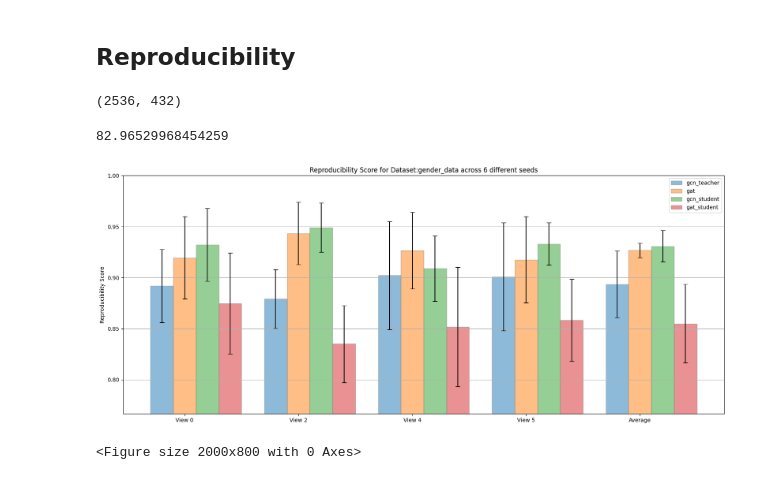
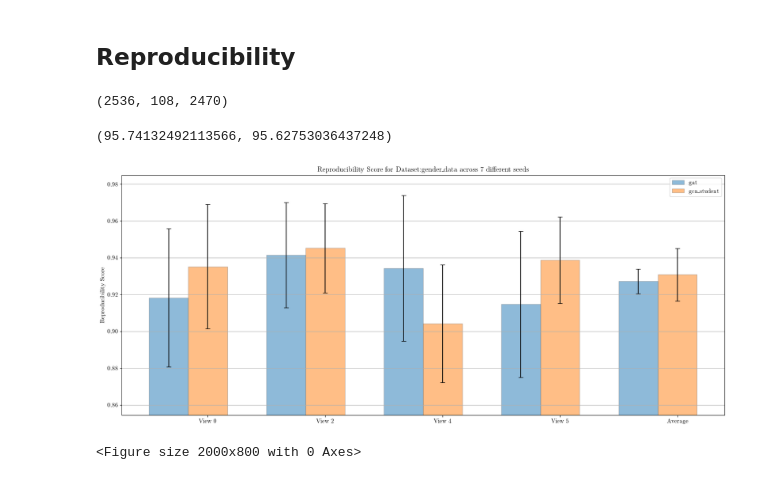
Before and after one commit to LorenzoStigliano/thesis-imperial, a Jupyter notebook: src/notebooks/gat_testing.ipynb, the cells around one changed output. Saved outputs shown, nothing was run; the diff lists cells and outputs as text; code cells hidden in the pictures.

Commit message:
calling models fixed

```diff
--- a/src/notebooks/gat_testing.ipynb
+++ b/src/notebooks/gat_testing.ipynb
@@ -29,23 +28,33 @@ model_layer_2 = torch.load(model_2_dir)
 def count_parameters(model):
     return sum(p.numel() for p in model.parameters() if p.requires_grad)
 
-count_parameters(model_layer_1), count_parameters(model_layer_2)
+count_parameters(model_layer_1), count_parameters(model_layer_2), count_parameters(model_layer_3)
 # %% [output]
-(2536, 432)
+(2536, 108, 2470)
 # %%
-((2536-432)/2536)*100
+((2536-108)/2536)*100, ((2470-108)/2470)*100
 # %% [output]
-82.96529968454259
+(95.74132492113566, 95.62753036437248)
 # %%
+import matplotlib.pyplot as plt
+
+plt.rcParams['text.latex.preamble']=[r"\usepackage{lmodern}"]
+params = {
+    'text.usetex' : True,
+    'font.size' : 11,
+    'font.family' :'lmodern'
+}
+plt.rcParams.update(params)
+
 dataset="gender_data"
 views=[0, 2, 4, 5]
-models=["gcn", "gat", "gcn_student", "gat_student"]
-model_args = [gcn_args, gat_args, gcn_student_args, gat_student_args]
+models=["gat", "gcn_student"]
+model_args = [gat_args, gcn_student_args]
 CV=["3Fold", "5Fold", "10Fold"]
-runs=[i for i in range(6)]
+runs=[i for i in range(7)]
 save_fig=False
 
 plot_bar_chart_reproducibility_mulitple_runs(dataset, views, models, CV, runs, students=[-1,-1,-1,-1,-1,-1], model_args=model_args, save_fig=False)
 # %% [output]
-[figure, old version]
+[figure, new version]
 <Figure size 2000x800 with 0 Axes>
```
Also changed, not shown: parts of 3 cells of this notebook, 3 other files.
